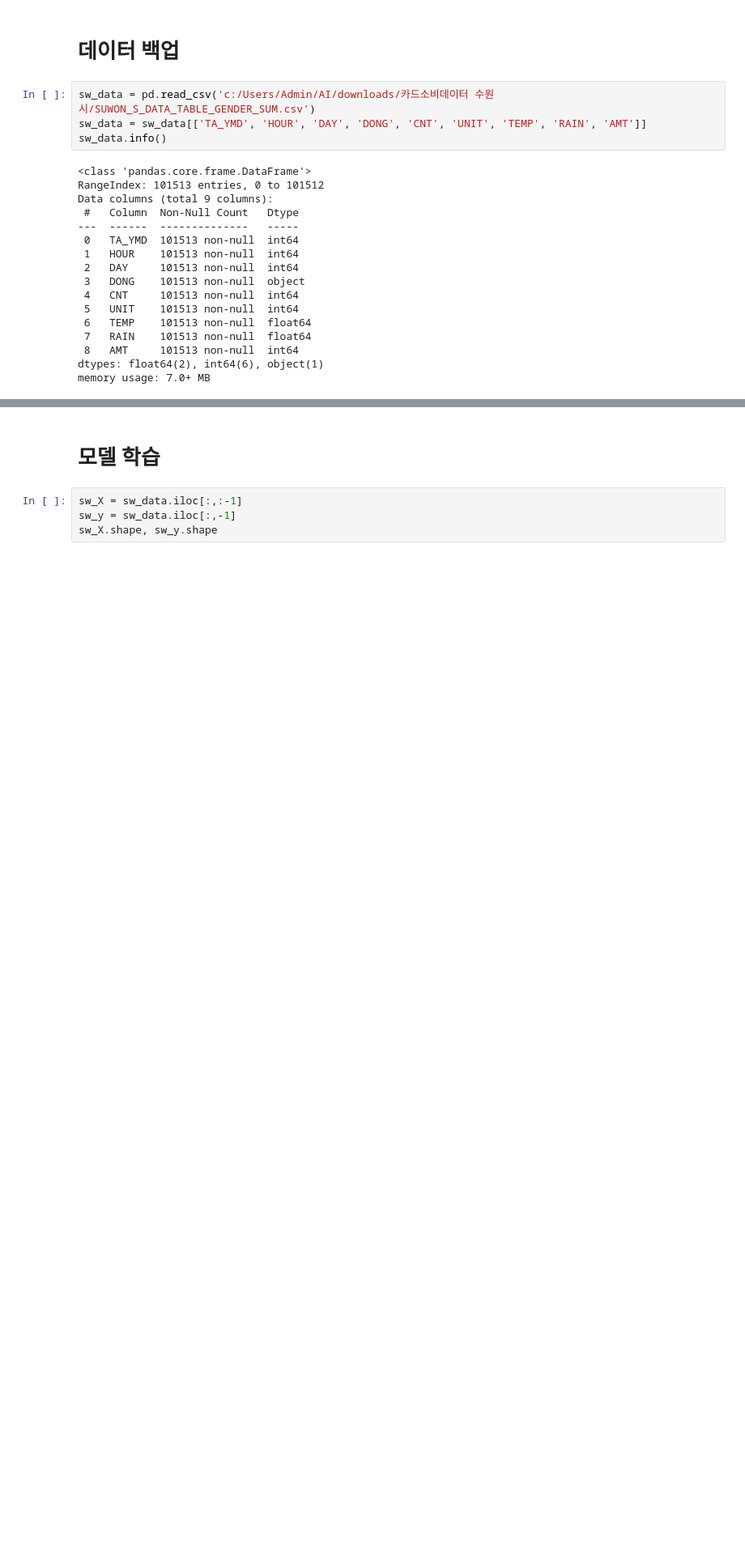
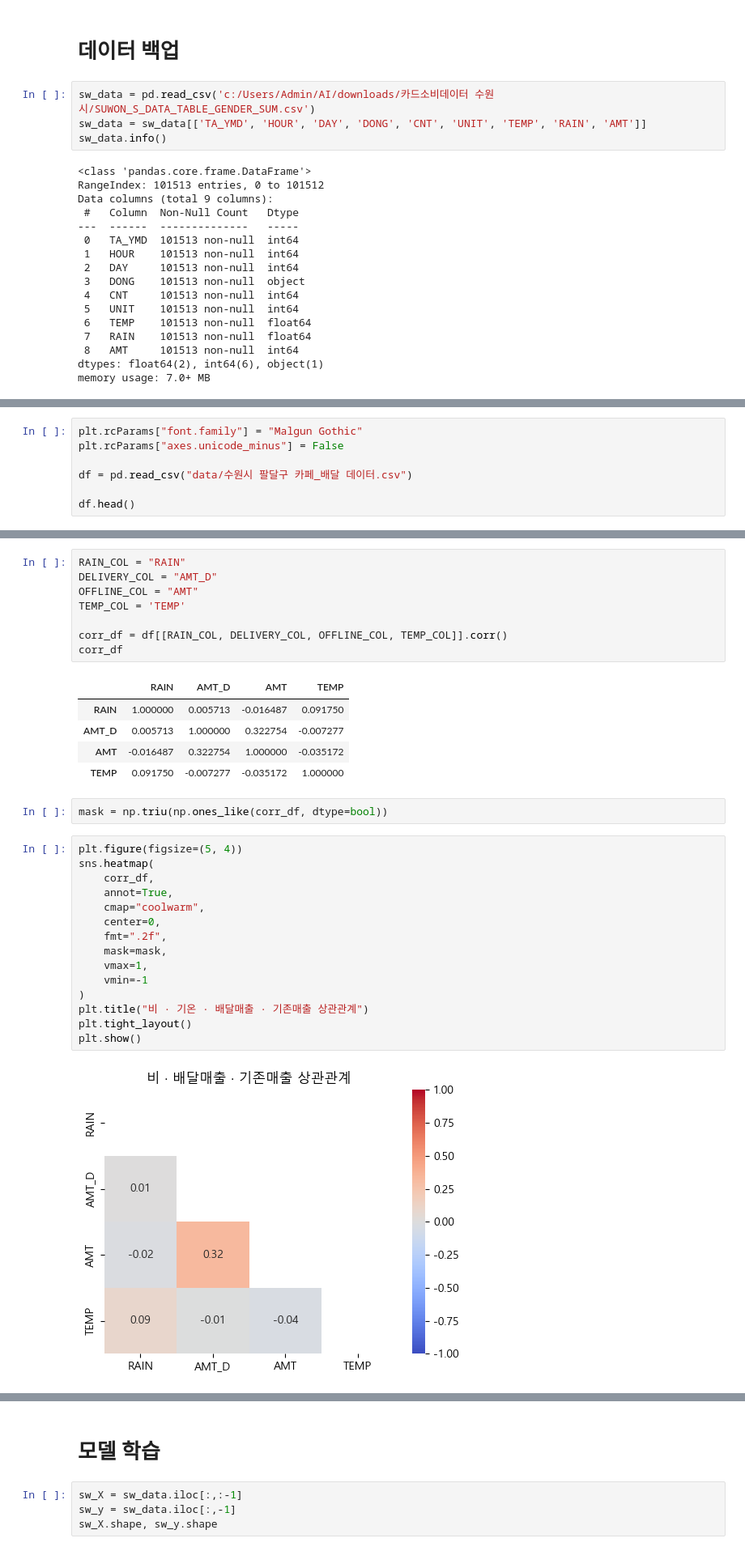
Before and after one commit to Hyo0806/1stProject, a Jupyter notebook: hyo/김효경_ML.ipynb, the cells around one changed output, grey strips where cells are left out. Shown at 81% size. Cells and saved outputs as stored; diff of their text form; blank space fills up the shorter version.

```diff
--- a/hyo/김효경_ML.ipynb
+++ b/hyo/김효경_ML.ipynb
@@ -48,0 +118,7 @@ memory usage: 7.0+ MB
+# %%
+plt.rcParams["font.family"] = "Malgun Gothic"
+plt.rcParams["axes.unicode_minus"] = False
+
+df = pd.read_csv("data/수원시 팔달구 카페_배달 데이터.csv")
+
+df.head()
@@ -48,0 +132,33 @@ memory usage: 7.0+ MB
+# %%
+RAIN_COL = "RAIN"
+DELIVERY_COL = "AMT_D"
+OFFLINE_COL = "AMT"
+TEMP_COL = 'TEMP'
+
+corr_df = df[[RAIN_COL, DELIVERY_COL, OFFLINE_COL, TEMP_COL]].corr()
+corr_df
+# %% [output]
+|  | RAIN | AMT_D | AMT | TEMP |
+| RAIN | 1.000000 | 0.005713 | -0.016487 | 0.091750 |
+| AMT_D | 0.005713 | 1.000000 | 0.322754 | -0.007277 |
+| AMT | -0.016487 | 0.322754 | 1.000000 | -0.035172 |
+| TEMP | 0.091750 | -0.007277 | -0.035172 | 1.000000 |
+# %%
+mask = np.triu(np.ones_like(corr_df, dtype=bool))
+# %%
+plt.figure(figsize=(5, 4))
+sns.heatmap(
+    corr_df,
+    annot=True,
+    cmap="coolwarm",
+    center=0,
+    fmt=".2f",
+    mask=mask,
+    vmax=1,
+    vmin=-1
+)
+plt.title("비 · 기온 · 배달매출 · 기존매출 상관관계")
+plt.tight_layout()
+plt.show()
+# %% [output]
+[figure, added]
```
Also changed, not shown: parts of 18 cells of this notebook, 3 other files.
